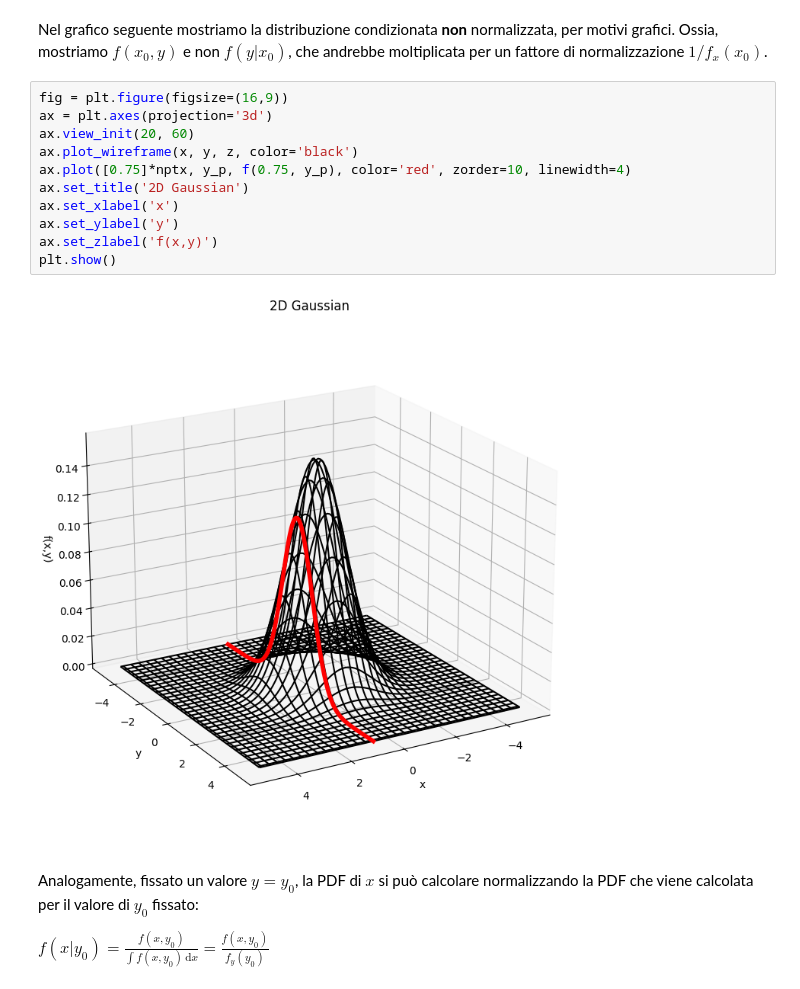
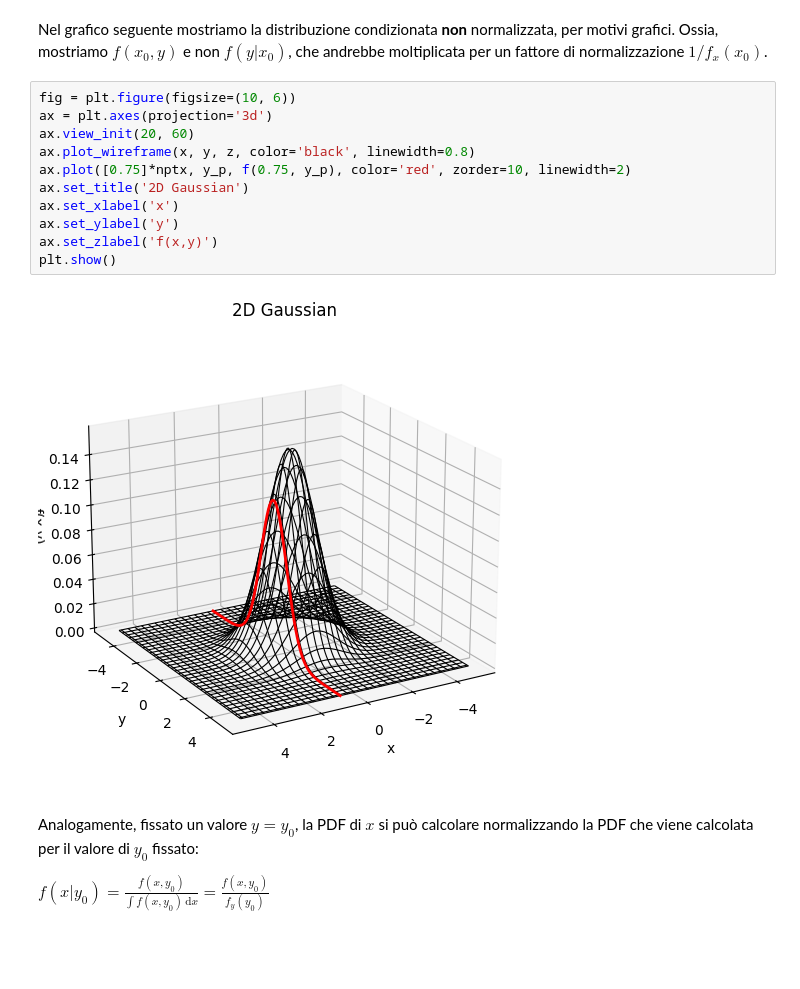
Before and after one commit to lucalista/analisi-dati-2024, a Jupyter notebook: 07.04.00__Distribuzione_di_probabilita_a_piu_dimensioni.ipynb, the cells around one changed output. Drawn from its saved outputs; the diff is of its cells as text; blank space fills up the shorter version.

```diff
--- a/07.04.00__Distribuzione_di_probabilita_a_piu_dimensioni.ipynb
+++ b/07.04.00__Distribuzione_di_probabilita_a_piu_dimensioni.ipynb
@@ -159,18 +159,18 @@ $
 # %% [markdown]
 Nel grafico seguente mostriamo la distribuzione condizionata **non** normalizzata, per motivi grafici. Ossia, mostriamo $f(x_0,y)$ e non $f(y|x_0)$, che andrebbe moltiplicata per un fattore di normalizzazione $1/f_x(x_0)$.
 # %%
-fig = plt.figure(figsize=(16,9))
+fig = plt.figure(figsize=(10, 6))
 ax = plt.axes(projection='3d')
 ax.view_init(20, 60)
-ax.plot_wireframe(x, y, z, color='black')
-ax.plot([0.75]*nptx, y_p, f(0.75, y_p), color='red', zorder=10, linewidth=4)
+ax.plot_wireframe(x, y, z, color='black', linewidth=0.8)
+ax.plot([0.75]*nptx, y_p, f(0.75, y_p), color='red', zorder=10, linewidth=2)
 ax.set_title('2D Gaussian')
 ax.set_xlabel('x')
 ax.set_ylabel('y')
 ax.set_zlabel('f(x,y)')
 plt.show()
 # %% [output]
-[figure, old version]
+[figure, new version]
 # %% [markdown]
 Analogamente, fissato un valore $y=y_0$, la PDF di $x$ si può calcolare normalizzando la PDF che viene calcolata per il valore di $y_0$ fissato:
 
```
Also changed, not shown: parts of 6 cells of this notebook.
